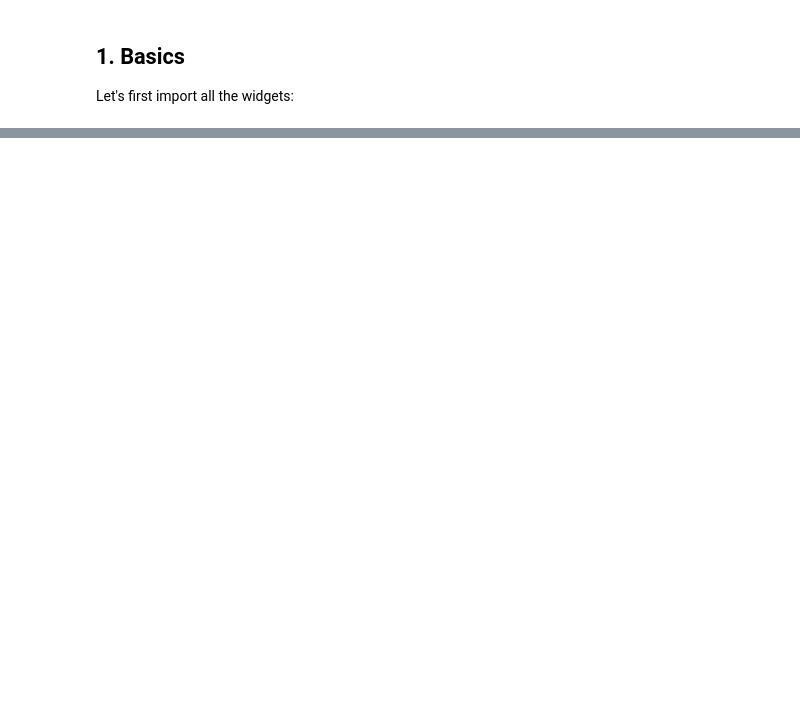
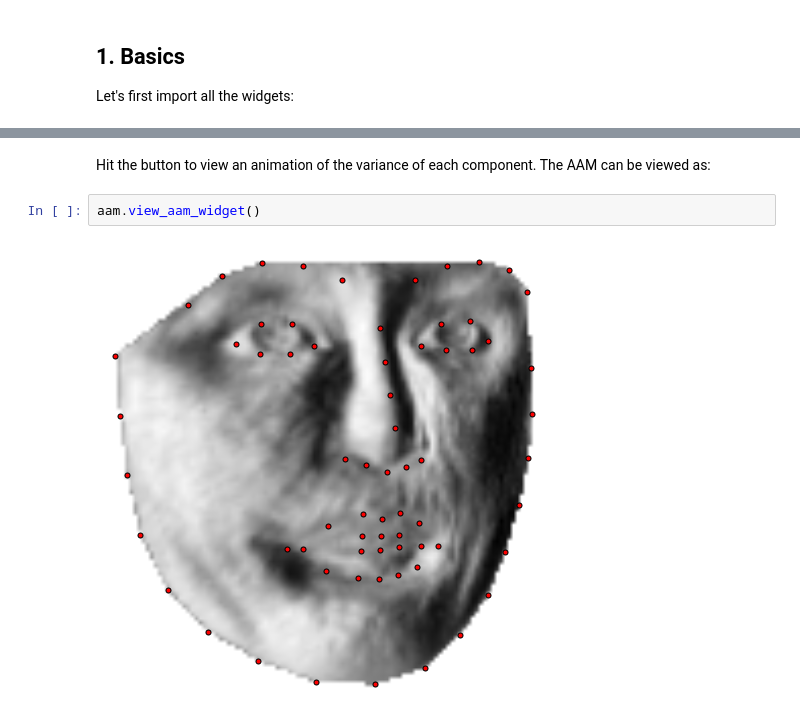
Before and after one commit to menpo/menpowidgets-notebooks, a Jupyter notebook: notebooks/Main Widgets/MenpoFit Widgets.ipynb, the cells around one changed output, grey strips where cells are left out. Drawn from its saved outputs; the diff is of its cells as text; blank space fills up the shorter version.

```diff
--- a/notebooks/Main Widgets/MenpoFit Widgets.ipynb
+++ b/notebooks/Main Widgets/MenpoFit Widgets.ipynb
@@ -241,0 +129,6 @@ landmarks[0].view_widget(figure_size=(6, 4))
+# %% [markdown]
+Hit the <i class="fa fa-play"></i> button to view an animation of the variance of each component. The AAM can be viewed as:
+# %%
+aam.view_aam_widget()
+# %% [output]
+[figure, added]
```
Also changed, not shown: parts of 91 cells of this notebook, 1 other file.
